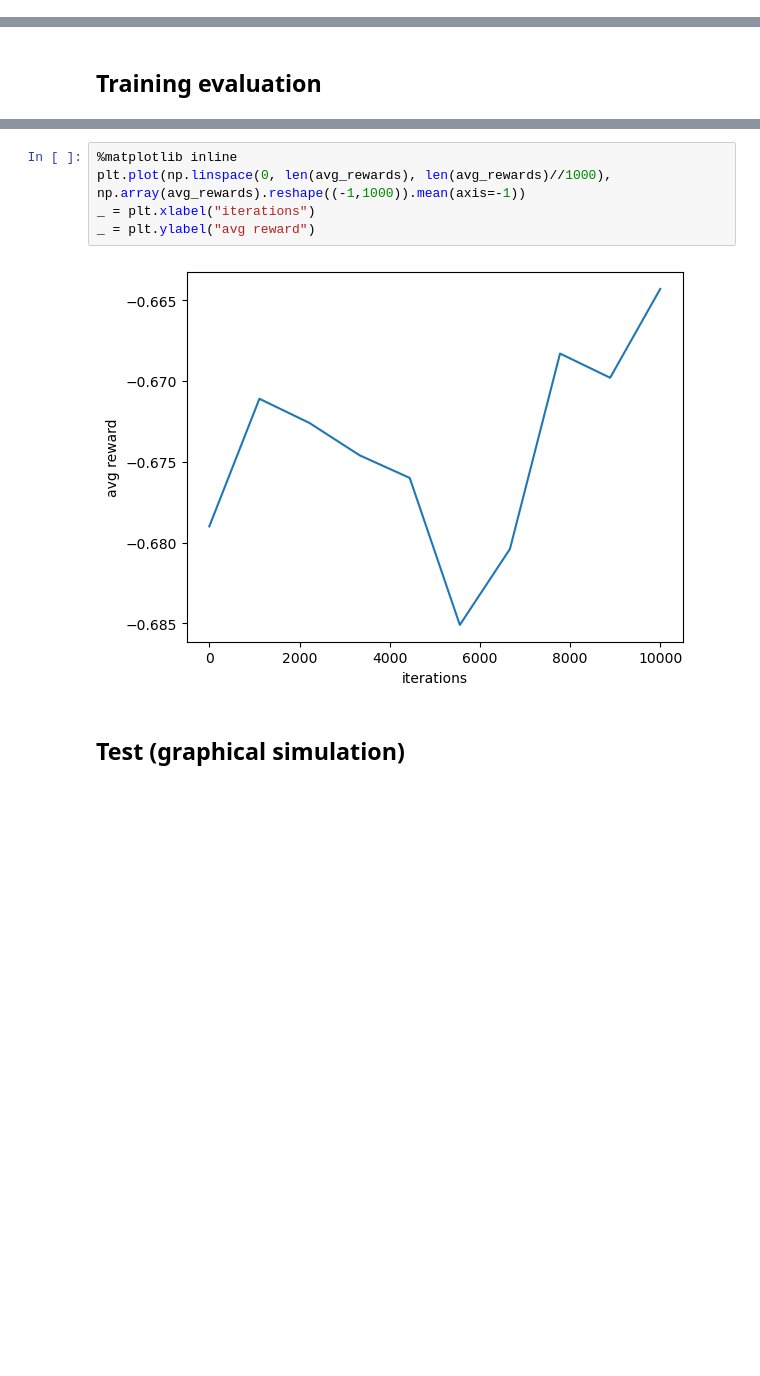
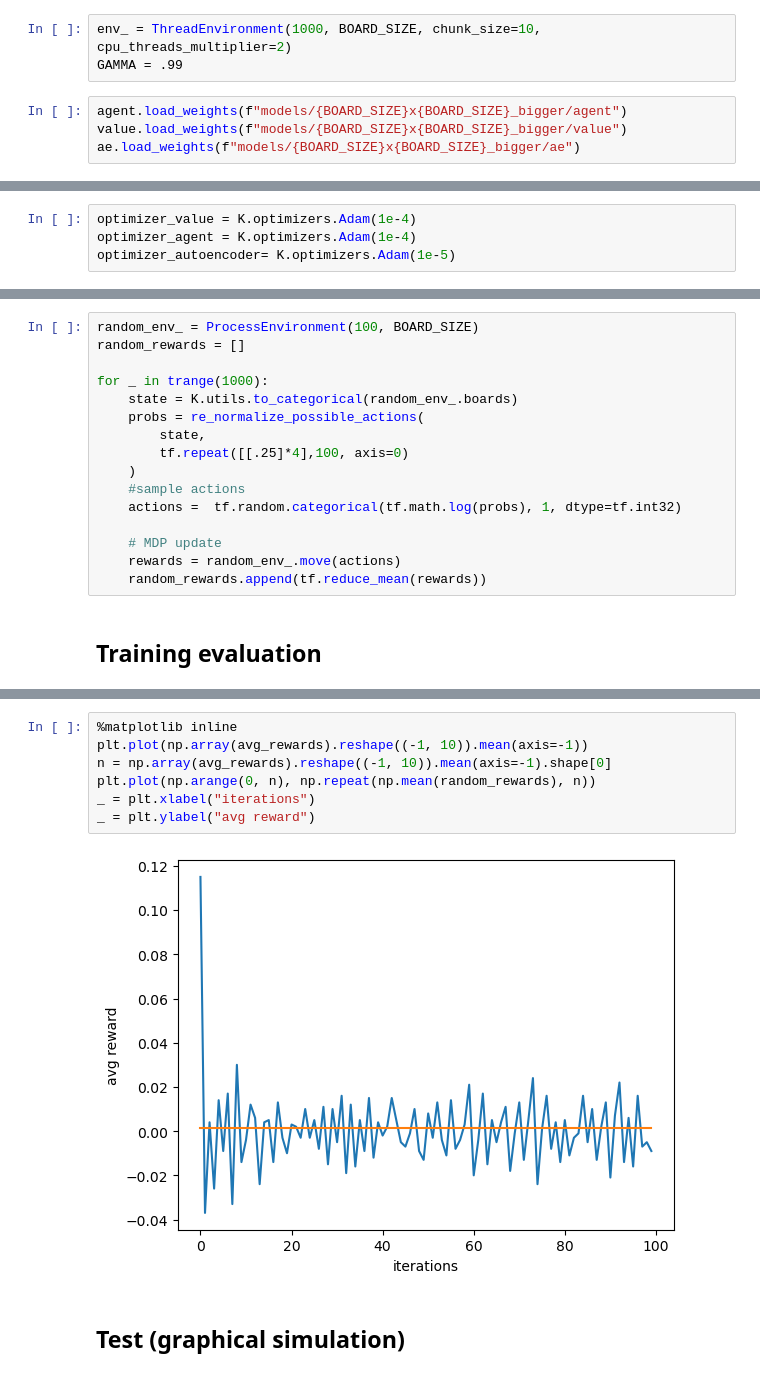
Before and after one commit to AlbertoSinigaglia/snake-reinforcement-learning, a Jupyter notebook: snake.ipynb, the cells around one changed output, grey strips where cells are left out. Cells and saved outputs as stored; diff of their text form; blank space fills up the shorter version.

```diff
--- a/snake.ipynb
+++ b/snake.ipynb
@@ -238,0 +426,7 @@ def re_normalize_possible_actions(state, probs, mask_with=np.finfo(np.float32).m
+# %%
+env_ = ThreadEnvironment(1000, BOARD_SIZE, chunk_size=10, cpu_threads_multiplier=2)
+GAMMA = .99
+# %%
+agent.load_weights(f"models/{BOARD_SIZE}x{BOARD_SIZE}_bigger/agent")
+value.load_weights(f"models/{BOARD_SIZE}x{BOARD_SIZE}_bigger/value")
+ae.load_weights(f"models/{BOARD_SIZE}x{BOARD_SIZE}_bigger/ae")
@@ -239 +435,5 @@ def re_normalize_possible_actions(state, probs, mask_with=np.finfo(np.float32).m
+# %%
+optimizer_value = K.optimizers.Adam(1e-4)
+optimizer_agent = K.optimizers.Adam(1e-4)
+optimizer_autoencoder= K.optimizers.Adam(1e-5)
 # %%
@@ -330,2 +503,18 @@ for iterations in trange(10000):
+# %%
+random_env_ = ProcessEnvironment(100, BOARD_SIZE)
+random_rewards = []
+
+for _ in trange(1000):
+    state = K.utils.to_categorical(random_env_.boards)
+    probs = re_normalize_possible_actions(
+        state,
+        tf.repeat([[.25]*4],100, axis=0)
+    )
+    #sample actions
+    actions =  tf.random.categorical(tf.math.log(probs), 1, dtype=tf.int32)
+
+    # MDP update
+    rewards = random_env_.move(actions)
+    random_rewards.append(tf.reduce_mean(rewards))
 # %% [markdown]
 ## Training evaluation
@@ -332,10 +526,12 @@ for iterations in trange(10000):
 # %%
 %matplotlib inline
-plt.plot(np.linspace(0, len(avg_rewards), len(avg_rewards)//1000), np.array(avg_rewards).reshape((-1,1000)).mean(axis=-1))
+plt.plot(np.array(avg_rewards).reshape((-1, 10)).mean(axis=-1))
+n = np.array(avg_rewards).reshape((-1, 10)).mean(axis=-1).shape[0]
+plt.plot(np.arange(0, n), np.repeat(np.mean(random_rewards), n))
 _ = plt.xlabel("iterations")
 _ = plt.ylabel("avg reward")
 # %% [output]
-[figure, old version]
+[figure, new version]
 # %% [markdown]
 ## Test (graphical simulation)
 # %%
```
Also changed, not shown: parts of 28 cells of this notebook, 4 other files.
